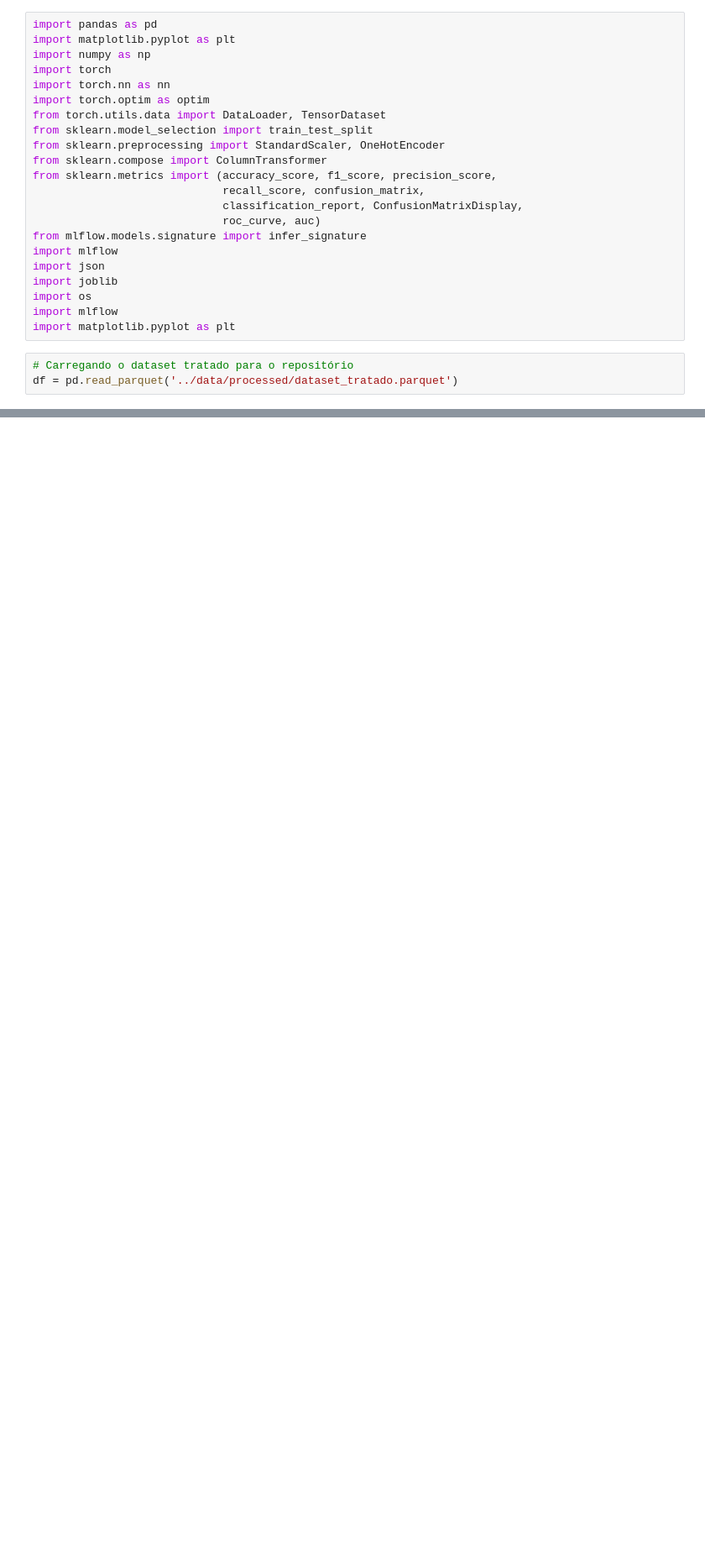
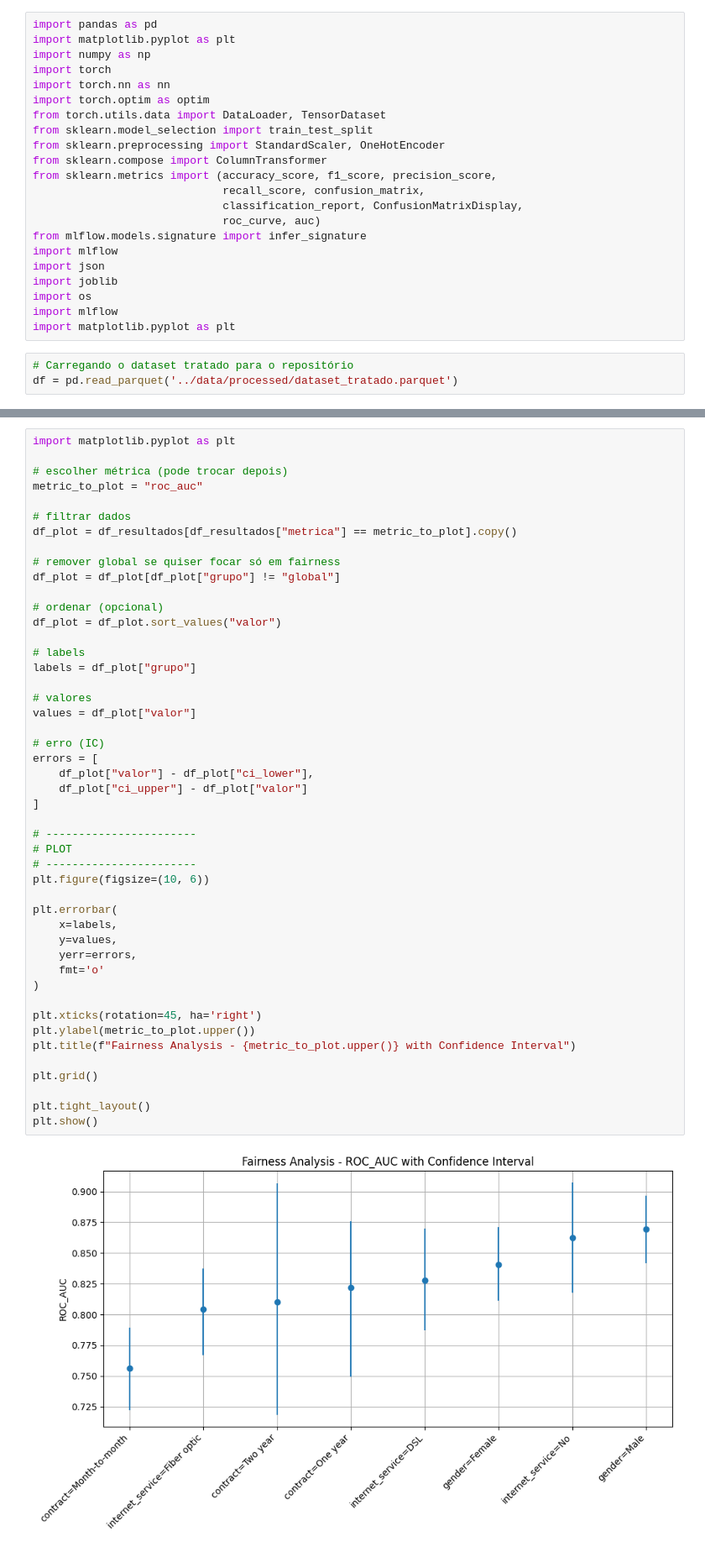
Before and after one commit to LaraGSilva/projeto-tech-challenge-churn, a Jupyter notebook: notebooks/modelo_mlp.ipynb, the cells around one changed output, grey strips where cells are left out. Shown at 84% size. Drawn from its saved outputs; the diff is of its cells as text; blank space fills up the shorter version.

```diff
--- a/notebooks/modelo_mlp.ipynb
+++ b/notebooks/modelo_mlp.ipynb
@@ -305,0 +404,49 @@ Created version '7' of model 'mlp-pytorch-classifier-churn'.
+# %%
+import matplotlib.pyplot as plt
+
+# escolher métrica (pode trocar depois)
+metric_to_plot = "roc_auc"
+
+# filtrar dados
+df_plot = df_resultados[df_resultados["metrica"] == metric_to_plot].copy()
+
+# remover global se quiser focar só em fairness
+df_plot = df_plot[df_plot["grupo"] != "global"]
+
+# ordenar (opcional)
+df_plot = df_plot.sort_values("valor")
+
+# labels
+labels = df_plot["grupo"]
+
+# valores
+values = df_plot["valor"]
+
+# erro (IC)
+errors = [
+    df_plot["valor"] - df_plot["ci_lower"],
+    df_plot["ci_upper"] - df_plot["valor"]
+]
+
+# -----------------------
+# PLOT
+# -----------------------
+plt.figure(figsize=(10, 6))
+
+plt.errorbar(
+    x=labels,
+    y=values,
+    yerr=errors,
+    fmt='o'
+)
+
+plt.xticks(rotation=45, ha='right')
+plt.ylabel(metric_to_plot.upper())
+plt.title(f"Fairness Analysis - {metric_to_plot.upper()} with Confidence Interval")
+
+plt.grid()
+
+plt.tight_layout()
+plt.show()
+# %% [output]
+[figure, added]
```
Also changed, not shown: parts of 4 cells of this notebook, 9 other files.
